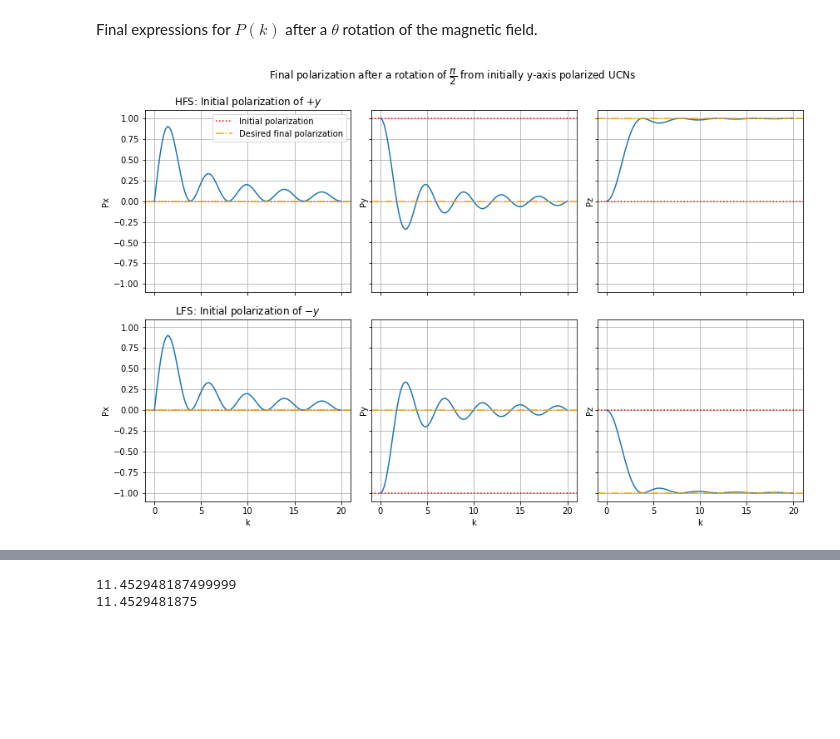
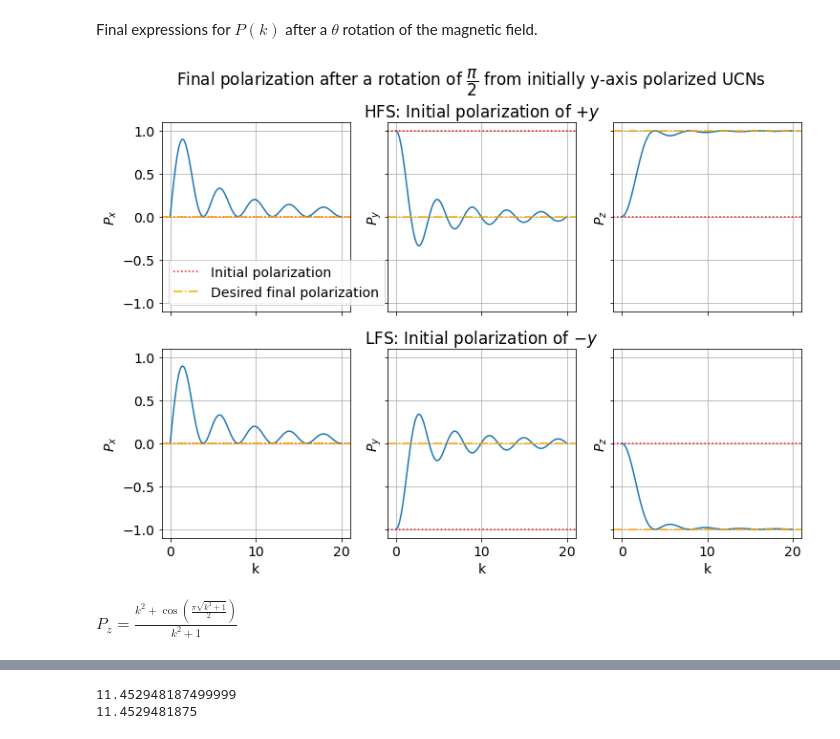
Before and after one commit to eklem1/AdiabaticSpinTransp, a Jupyter notebook: AdiabaticParameterRequirements.ipynb, the cells around one changed output, grey strips where cells are left out. Cells and saved outputs as stored; diff of their text form; code cells hidden in the pictures; blank space fills up the shorter version.

```diff
--- a/AdiabaticParameterRequirements.ipynb
+++ b/AdiabaticParameterRequirements.ipynb
@@ -54,9 +56,10 @@ $\displaystyle k = \frac{4.60517018598809}{\pi} = 1.46587119775886$
 def P_straight(k):
     return 1-np.exp(-np.pi*k)
 
-k_arr = np.linspace(0, 20, 100)
+k_arr = np.linspace(0, 3, 1000)
+plt.rcParams.update({'font.size': 12})
 
-plt.plot(k_arr[:20], P_straight(k_arr[:20]))
+plt.plot(k_arr, P_straight(k_arr))
 plt.axvline(x=P_95, color='purple', linestyle='--', label=f"$P_y$ = 95%, k={P_95:.4}")
 plt.axvline(x=P_98, color='g', linestyle='--', label=f"$P_y$ = 98%, k={P_98:.4}")
 plt.axvline(x=P_99, color='r', linestyle='--', label=f"$P_y$ = 99%, k={P_99:.4}")
@@ -67,6 +70,6 @@ plt.xlabel('k')
 plt.ylabel('$P_y$')
 plt.grid()
 plt.legend()
-plt.savefig('Photos/Kgraphs_req_straight.jpg')
+plt.savefig('Photos/Kgraphs_req_straight.pdf')
 plt.show()
 # %% [output]
@@ -100,42 +103,70 @@ def P_tot(theta, k): #this should just stay at 1, which it does
     return np.sqrt( Px(theta, k)**2 +  Py(theta, k)**2 +  Pz(theta, k)**2)
 # %%
 fig, axs = plt.subplots(2, 3, figsize=(12,8), sharex=True, sharey=True)
+plt.rcParams.update({'font.size': 14})
+
 plt.suptitle("Final polarization after a rotation of $\dfrac{\pi}{2}$ from initially y-axis polarized UCNs")
 k_arr = np.linspace(0, 20, 100)
 
 theta_arr = np.pi/2
 theta_arr_lab = "\dfrac{\pi}{2}"
 direction = [0,1,2]
-direction_lab = ["Px", "Py", "Pz"]
+direction_lab = ["P_x", "P_y", "P_z"]
 #for switching between high and low field seeker intial polarization
 LFS_arr = [False, True]
 intial_P = [[0, 1, 0], [0, -1, 0]]
 intial_P_arr = ["$+y$", "$-y$"]
 seekers_arr = ["HFS", "LFS"]
 
 wanted_final_P = [[0, 0, 1],[0, 0, -1]]
 
 j = 0
 for P in intial_P:
-    axs[j, 0].set_title("{}: Initial polarization of {}".format(seekers_arr[j], intial_P_arr[j]))
+    axs[j, 1].set_title("{}: Initial polarization of {}".format(seekers_arr[j], intial_P_arr[j]))
 
     for i in direction:
         axs[j, i].plot(k_arr, P_vec(t, k_arr, LFS_arr[j])[i])
         axs[j, i].axhline(y=P[i], color='r', linestyle=':', label="Initial polarization")
-        axs[j, i].axhline(y=wanted_final_P[j][i], color='orange', linestyle='-.', label="Desired final polarization")
-        axs[j, i].set_ylabel(direction_lab[i])
+        axs[j, i].axhline(y=wanted_final_P[j][i], color='orange', linestyle='-.',
+                          label="Desired final polarization")
+        axs[j, i].set_ylabel(f"${direction_lab[i]}$")
         axs[j, i].grid()
 
     j += 1
 
 axs[0,0].legend()
 axs[1,0].set_xlabel("k")
 axs[1,1].set_xlabel("k")
 axs[1,2].set_xlabel("k")
-plt.tight_layout()
-# plt.savefig('Photos/Kgraphs_req.jpg')
+# plt.tight_layout()
+plt.savefig('Photos/Kgraphs_2.pdf')
 
 plt.show()
 # %% [output]
-[figure, old version]
+[figure, new version]
+# %%
+Px_sy, Py_sy, Pz_sy = sp.symbols("P_x, P_y, P_z")
+P_0 = sp.symbols("P_0")
+
+Protating_x = sp.Eq(Px_sy, P_0*k*(1 - sp.cos(sp.pi*sp.sqrt(k**2 + 1)/2))/(k**2 + 1))
+Protating_y = sp.Eq(Py_sy, P_0*sp.sin(sp.pi*sp.sqrt(k**2 + 1)/2)/sp.sqrt(k**2 + 1))
+Protating_z = sp.Eq(Pz_sy, P_0*(k**2 + sp.cos(sp.pi*sp.sqrt(k**2 + 1)/2))/(k**2 + 1))
+
+Protating_z = Protating_z.replace(P_0, 1)
+display(Protating_z)
+Protating_z_np = sp.lambdify([k], Protating_z.rhs, modules=['numpy'])
+
+lotsK = np.linspace(0, 30, 1000000)
+# print(lotsK)
+
+Pz_ofK = Protating_z_np(lotsK)
+dk = 0.00001
+
+precent = [95, 99, 98, 99.7]
+zArr = []
+for Per in precent:
+    p_check = Per/100
+    zArr.append(lotsK[np.where((p_check - dk <= Pz_ofK) & (Pz_ofK <= p_check + dk))])
+# %% [output]
+$\displaystyle P_{z} = \frac{k^{2} + \cos{\left(\frac{\pi \sqrt{k^{2} + 1}}{2} \right)}}{k^{2} + 1}$
 # %%
```
Also changed, not shown: parts of 7 cells of this notebook, 12 other files.
